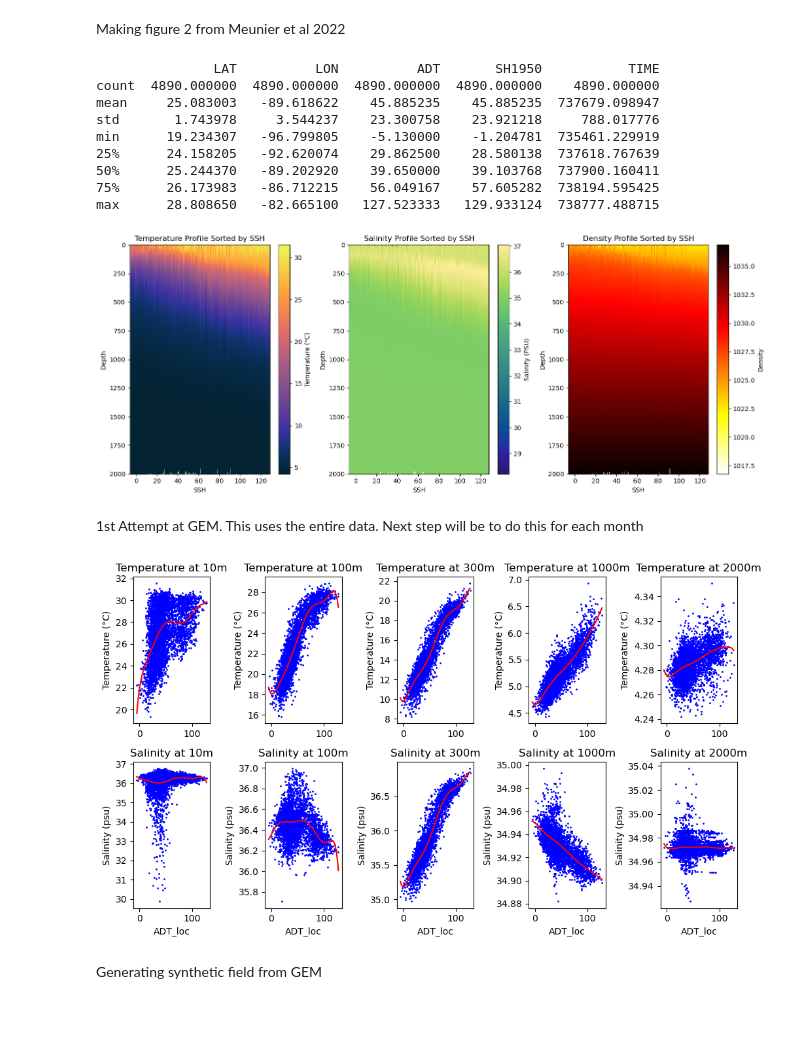
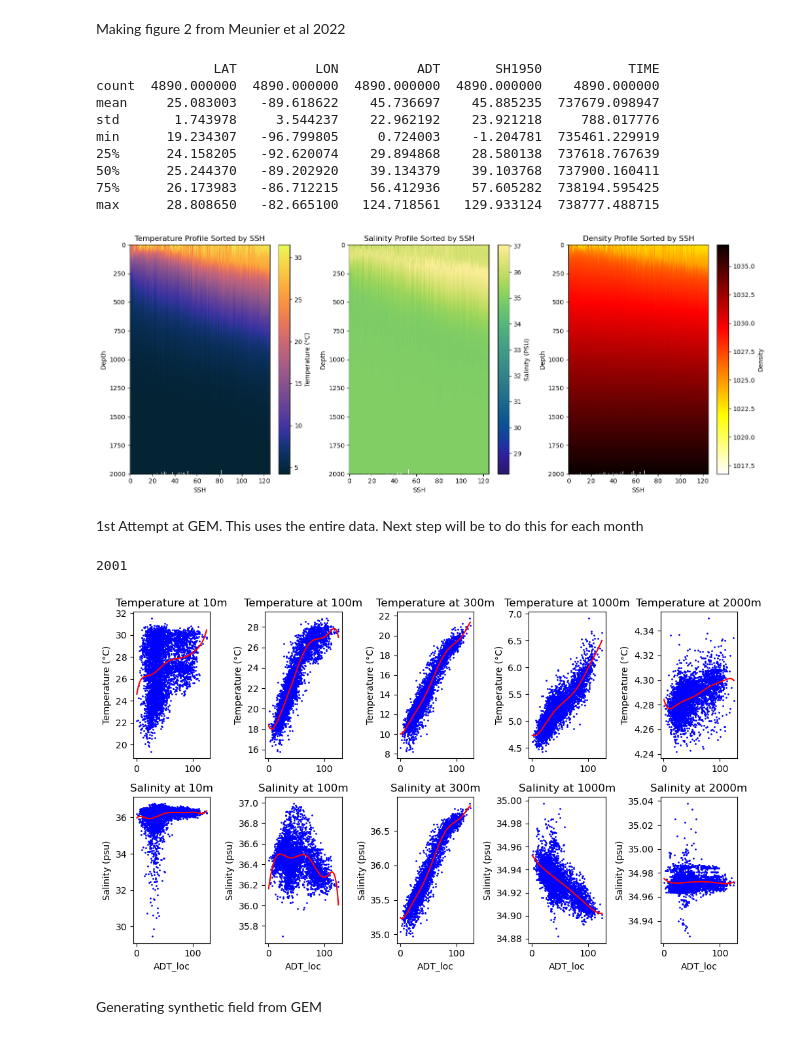
Before and after one commit to 0jrm/GEM_SubsurfaceFields, a Jupyter notebook: 0_GEM_ARGO_glider.ipynb, the cells around one changed output. Cells and saved outputs as stored; diff of their text form; code cells hidden in the pictures.

```diff
--- a/0_GEM_ARGO_glider.ipynb
+++ b/0_GEM_ARGO_glider.ipynb
@@ -13,7 +13,9 @@ filepath = "/home/jmiranda/SubsurfaceFields/Data/ARGO_GoM_20220920.mat"
 with h5py.File(filepath, 'r') as f:
     keys = list(f.keys())
     print(keys)
-    adt = f['ADT_loc'][:]
+    adt_noseason = f['ADTnoseason_loc'][:]
+    adt = f['ADTnoseason_loc'][:]/100
+    # adt = f['ADT_loc'][:]
     lat = f['LAT'][:]
     lon = f['LON'][:]
     pres = f['PRES'][:]
@@ -108,21 +132,24 @@ plt.show()
 # %% [output]
                LAT          LON          ADT       SH1950           TIME
 count  4890.000000  4890.000000  4890.000000  4890.000000    4890.000000
-mean     25.083003   -89.618622    45.885235    45.885235  737679.098947
-std       1.743978     3.544237    23.300758    23.921218     788.017776
-min      19.234307   -96.799805    -5.130000    -1.204781  735461.229919
-25%      24.158205   -92.620074    29.862500    28.580138  737618.767639
-50%      25.244370   -89.202920    39.650000    39.103768  737900.160411
-75%      26.173983   -86.712215    56.049167    57.605282  738194.595425
-max      28.808650   -82.665100   127.523333   129.933124  738777.488715
+mean     25.083003   -89.618622    45.736697    45.885235  737679.098947
+std       1.743978     3.544237    22.962192    23.921218     788.017776
+min      19.234307   -96.799805     0.724003    -1.204781  735461.229919
+25%      24.158205   -92.620074    29.894868    28.580138  737618.767639
+50%      25.244370   -89.202920    39.134379    39.103768  737900.160411
+75%      26.173983   -86.712215    56.412936    57.605282  738194.595425
+max      28.808650   -82.665100   124.718561   129.933124  738777.488715
-[figure, old version]
+[figure, new version]
 # %% [markdown]
 1st Attempt at GEM. This uses the entire data. Next step will be to do this for each month
 # %%
+import pickle
+
 degree = 7 # 7 seems to yield the best results so far
 
 # Define the pressure grid (as in Meunier 2022)
-pressure_grid = np.arange(1, 2000)
+pressure_grid = np.arange(0, 2001)
+print(len(pressure_grid))
 
 # Define the depths for which to make plots
 depths = [10, 100, 300, 1000, 2000]
@@ -138,7 +165,7 @@ TEMP_polyfits = []
 SAL_polyfits = []
 
 # For each pressure level
-for i in range(len(pressure_grid)):
+for i in pressure_grid:
 
     # Get the temperature and salinity at this pressure level
     TEMP_at_p = temp_sorted[:, i]
@@ -156,15 +183,17 @@ for i in range(len(pressure_grid)):
         interp_SAL = interp1d(adt_sorted_increasing[valid_indices_SAL], SAL_at_p[valid_indices_SAL], fill_value="extrapolate")
         SAL_at_p = interp_SAL(adt_sorted_increasing)
 
-    # Skip polynomial fit for pressure levels with no valid values after handling NaNs
-    if not np.all(np.isnan(TEMP_at_p)) and not np.all(np.isnan(SAL_at_p)):
-        # Fit a polynomial of the specified degree to the temperature and salinity at this pressure level
-        TEMP_polyfit = Polynomial.fit(adt_sorted_increasing, TEMP_at_p, degree)
-        SAL_polyfit = Polynomial.fit(adt_sorted_increasing, SAL_at_p, degree)
+    ## Skip polynomial fit for pressure levels with no valid values after handling NaNs
+    # if not np.all(np.isnan(TEMP_at_p)) and not np.all(np.isnan(SAL_at_p)):
+    ##
+    # Fit a polynomial of the specified degree to the temperature and salinity at this pressure level
+    TEMP_polyfit = Polynomial.fit(adt_sorted_increasing, TEMP_at_p, degree)
+    SAL_polyfit = Polynomial.fit(adt_sorted_increasing, SAL_at_p, degree)
 
-        # Append the polynomial fit to the lists
-        TEMP_polyfits.append(TEMP_polyfit)
-        SAL_polyfits.append(SAL_polyfit)
+    # Append the polynomial fit to the lists
+    TEMP_polyfits.append(TEMP_polyfit)
+    SAL_polyfits.append(SAL_polyfit)
+    ##
 
 # Create a dictionary to store the polynomial fits
 polyfits = {"TEMP": TEMP_polyfits, "SAL": SAL_polyfits}
@@ -174,34 +203,39 @@ fig, axs = plt.subplots(2, len(depths), figsize=(10, 6))
 
 # For each depth
 for i, depth in enumerate(depths):
 
     # Calculate the pressure grid index closest to the depth
     idx = np.abs(pressure_grid - depth).argmin()-1
 
     # Plot the raw temperature and salinity values at this depth
     axs[0, i].scatter(adt_sorted, temp_sorted[:, idx], s=1, color='blue')
     axs[1, i].scatter(adt_sorted, sal_sorted[:, idx], s=1, color='blue')
 
     # Generate a range of ADT_loc values for the interpolated data
     ADT_loc_range = np.linspace(adt_sorted.min(), adt_sorted.max(), 1000)
 
     # Plot the polynomial fits for temperature and salinity at this depth
     axs[0, i].plot(ADT_loc_range, polyfits['TEMP'][idx](ADT_loc_range), color='red')
     axs[1, i].plot(ADT_loc_range, polyfits['SAL'][idx](ADT_loc_range), color='red')
 
     # Set the titles and labels
     axs[0, i].set_title(f"Temperature at {depth}m")
     # axs[0, i].set_xlabel('ADT_loc')
     axs[0, i].set_ylabel('Temperature (°C)')
     axs[1, i].set_title(f"Salinity at {depth}m")
     axs[1, i].set_xlabel('ADT_loc')
     axs[1, i].set_ylabel('Salinity (psu)')
 
 # Adjust the layout and show the plots
 plt.tight_layout()
 plt.show()
+
+filename = '/home/jmiranda/SubsurfaceFields/GEM_SubsurfaceFields/GEM_polyfits.pkl'
+with open(filename, 'wb') as f:
+    pickle.dump(polyfits, f)
 # %% [output]
+2001
-[figure, old version]
+[figure, new version]
 # %% [markdown]
 Generating synthetic field from GEM
 # %%
```
Also changed, not shown: parts of 3 cells of this notebook, 1 other file.
